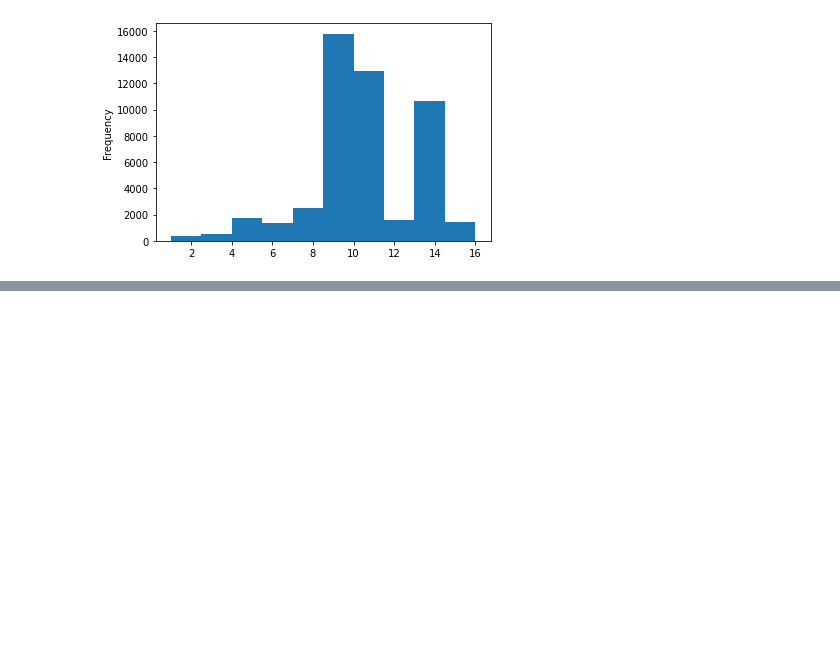
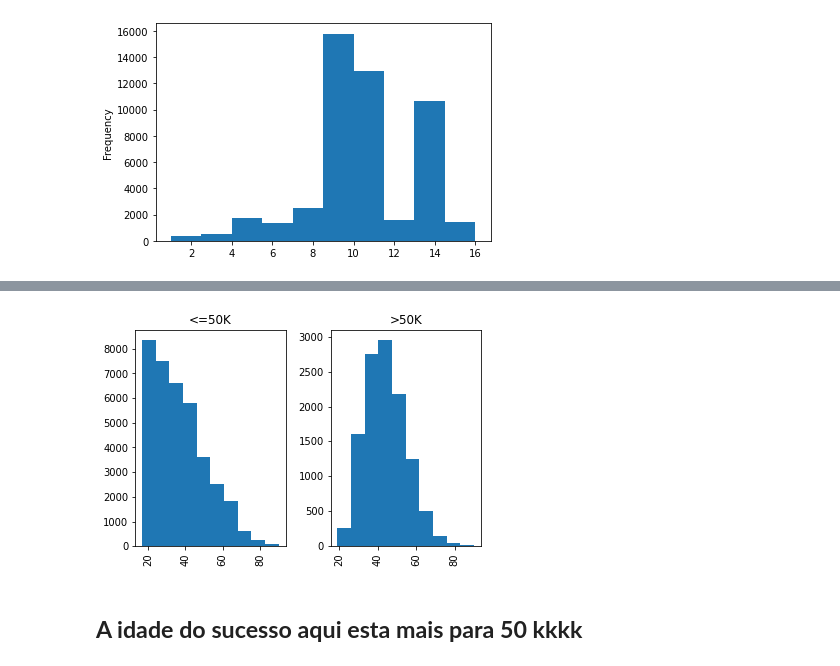
Before and after one commit to leonardojupiter/ciencia-de-dados-adult, a Jupyter notebook: ciencia_de_dados_adult.ipynb, the cells around one changed output, grey strips where cells are left out. Cells and saved outputs as stored; diff of their text form; code cells hidden in the pictures; blank space fills up the shorter version.

```diff
--- a/ciencia_de_dados_adult.ipynb
+++ b/ciencia_de_dados_adult.ipynb
@@ -128,0 +129,7 @@ plt.show()
+# %%
+adult_kaggle.hist(column='age',by='income')
+plt.show()
+# %% [output]
+[figure, added]
+# %% [markdown]
+## **A idade do sucesso aqui esta mais para 50 kkkk**
```
Also changed, not shown: parts of 4 cells of this notebook.
